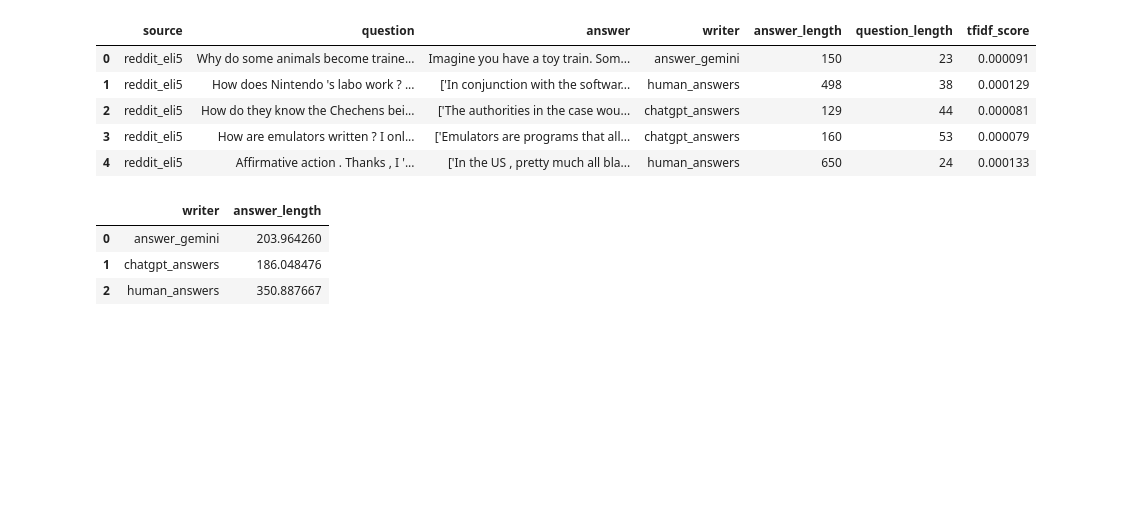
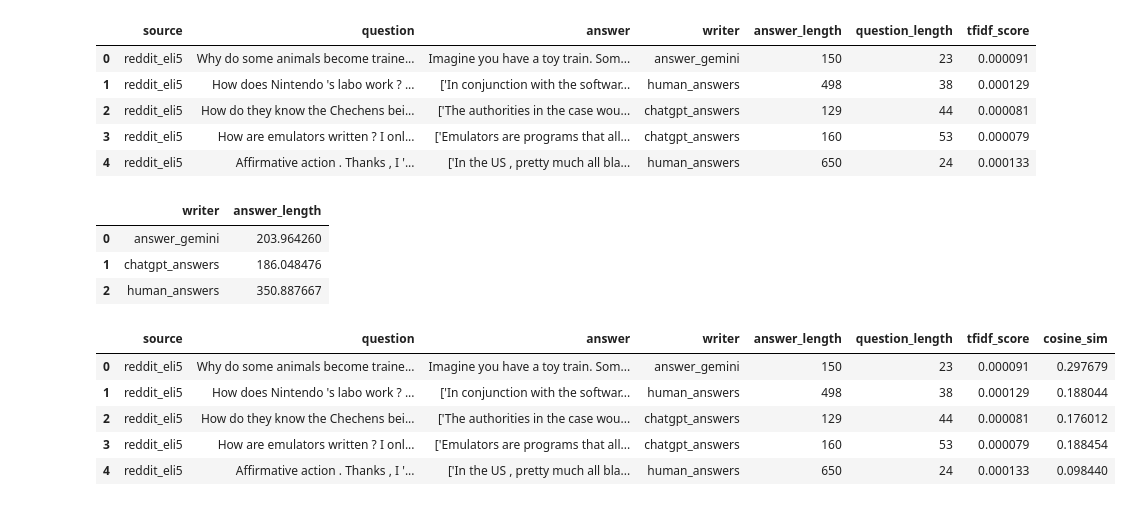
Before and after one commit to Idokopilov/magshimim-final-project, a Jupyter notebook: EDAgabi.ipynb, the cells around one changed output. Cells and saved outputs as stored; diff of their text form; code cells hidden in the pictures; blank space fills up the shorter version.

```diff
--- a/EDAgabi.ipynb
+++ b/EDAgabi.ipynb
@@ -37,0 +36,18 @@ df
+# %%
+from sklearn.metrics.pairwise import cosine_similarity
+
+question_vecs = vectorizer.fit_transform(df['question'])
+answer_vecs = vectorizer.transform(df['answer'])
+
+df['cosine_sim'] = [
+    cosine_similarity(question_vecs[i], answer_vecs[i])[0][0]
+    for i in range(len(df))
+]
+df.head()
+# %% [output]
+|  | source | question | answer | writer | answer_length | question_length | tfidf_score | cosine_sim |
+| 0 | reddit_eli5 | Why do some animals become traine... | Imagine you have a toy train. Som... | answer_gemini | 150 | 23 | 0.000091 | 0.297679 |
+| 1 | reddit_eli5 | How does Nintendo 's labo work ? ... | ['In conjunction with the softwar... | human_answers | 498 | 38 | 0.000129 | 0.188044 |
+| 2 | reddit_eli5 | How do they know the Chechens bei... | ['The authorities in the case wou... | chatgpt_answers | 129 | 44 | 0.000081 | 0.176012 |
+| 3 | reddit_eli5 | How are emulators written ? I onl... | ['Emulators are programs that all... | chatgpt_answers | 160 | 53 | 0.000079 | 0.188454 |
+| 4 | reddit_eli5 | Affirmative action . Thanks , I '... | ['In the US , pretty much all bla... | human_answers | 650 | 24 | 0.000133 | 0.098440 |
```
Also changed, not shown: parts of 2 cells of this notebook.
